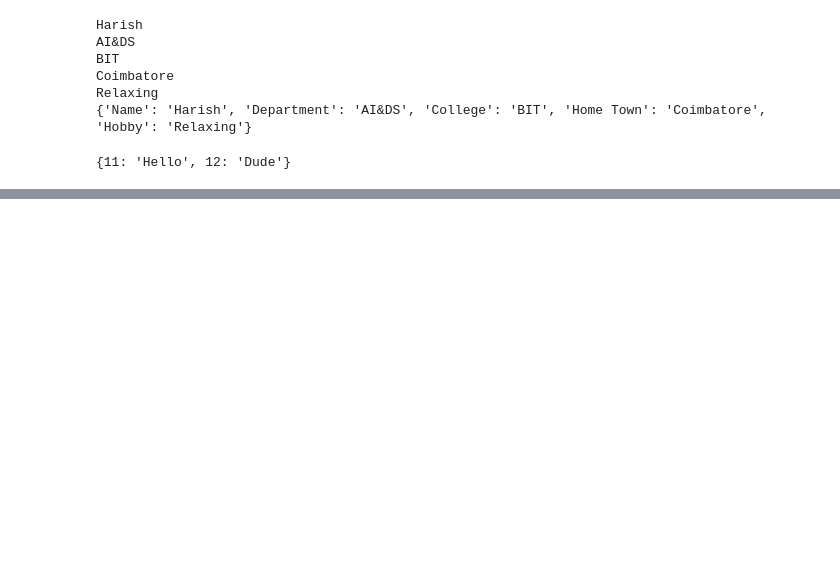
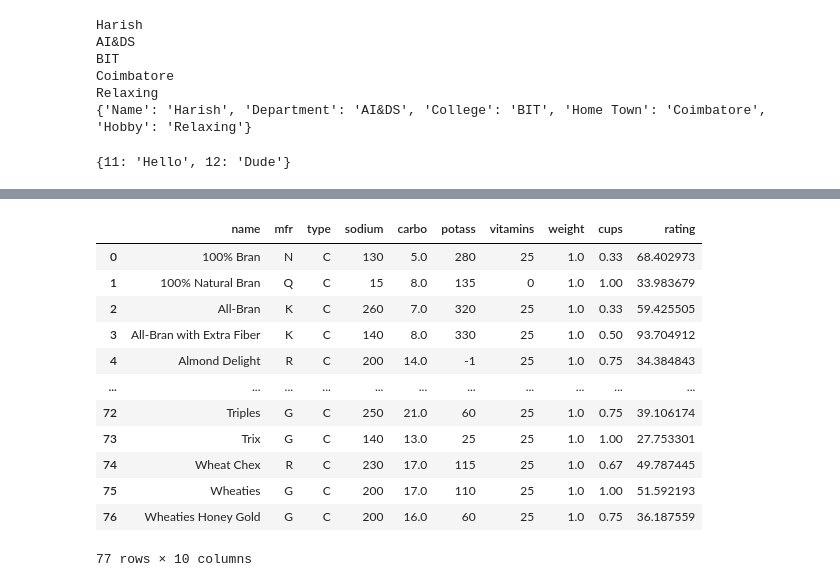
Before and after one commit to Shraghav/GIT, a Jupyter notebook: Assesement1.ipynb, the cells around one changed output, grey strips where cells are left out. Cells and saved outputs as stored; diff of their text form; code cells hidden in the pictures; blank space fills up the shorter version.

```diff
--- a/Assesement1.ipynb
+++ b/Assesement1.ipynb
@@ -98,0 +173,9 @@ print(nested[1])
+# %%
+#a) Upload the cereals.csv dataset (Refer attachment) and print only the first 5 row
+#and last 7 rows from the dataset.
+import pandas as pd
+df=pd.read_csv('cereal.csv')
+print("First 5 elements:")
+print(df.head())
+print("Last 7 elements:")
+df.tail(7)
@@ -98,0 +219,19 @@ print(nested[1])
+# %%
+#c) Create a new dataset from cereals.csv by removing some values in the
+#attributes ‘calories’, ‘fat’ and ‘sugars’. Print the new dataset.
+df.drop(df.columns[[3,5,9]],axis=1,inplace=True)
+df
+# %% [output]
+|  | name | mfr | type | sodium | carbo | potass | vitamins | weight | cups | rating |
+| 0 | 100% Bran | N | C | 130 | 5.0 | 280 | 25 | 1.0 | 0.33 | 68.402973 |
+| 1 | 100% Natural Bran | Q | C | 15 | 8.0 | 135 | 0 | 1.0 | 1.00 | 33.983679 |
+| 2 | All-Bran | K | C | 260 | 7.0 | 320 | 25 | 1.0 | 0.33 | 59.425505 |
+| 3 | All-Bran with Extra Fiber | K | C | 140 | 8.0 | 330 | 25 | 1.0 | 0.50 | 93.704912 |
+| 4 | Almond Delight | R | C | 200 | 14.0 | -1 | 25 | 1.0 | 0.75 | 34.384843 |
+| ... | ... | ... | ... | ... | ... | ... | ... | ... | ... | ... |
+| 72 | Triples | G | C | 250 | 21.0 | 60 | 25 | 1.0 | 0.75 | 39.106174 |
+| 73 | Trix | G | C | 140 | 13.0 | 25 | 25 | 1.0 | 1.00 | 27.753301 |
+| 74 | Wheat Chex | R | C | 230 | 17.0 | 115 | 25 | 1.0 | 0.67 | 49.787445 |
+| 75 | Wheaties | G | C | 200 | 17.0 | 110 | 25 | 1.0 | 1.00 | 51.592193 |
+| 76 | Wheaties Honey Gold | G | C | 200 | 16.0 | 60 | 25 | 1.0 | 0.75 | 36.187559 |
+77 rows × 10 columns
```
Also changed, not shown: parts of 13 cells of this notebook.
